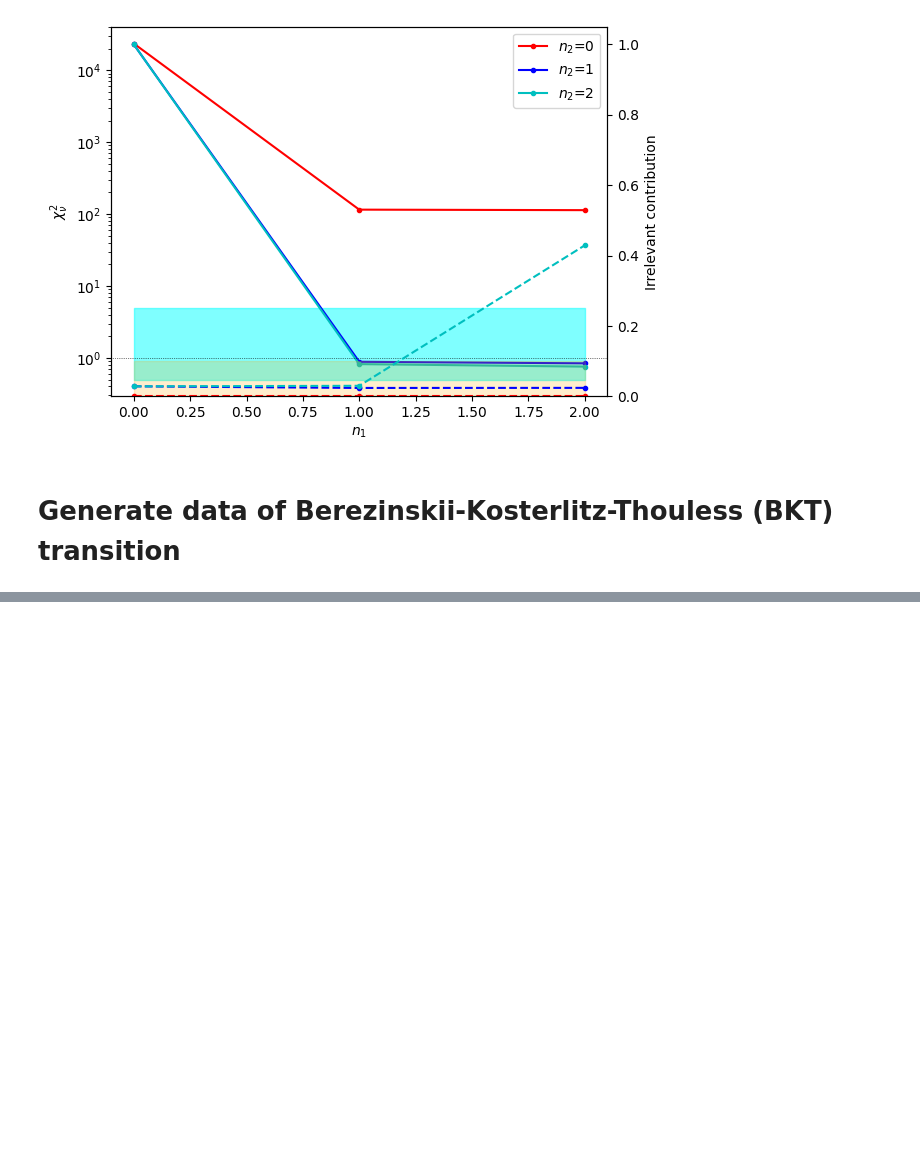
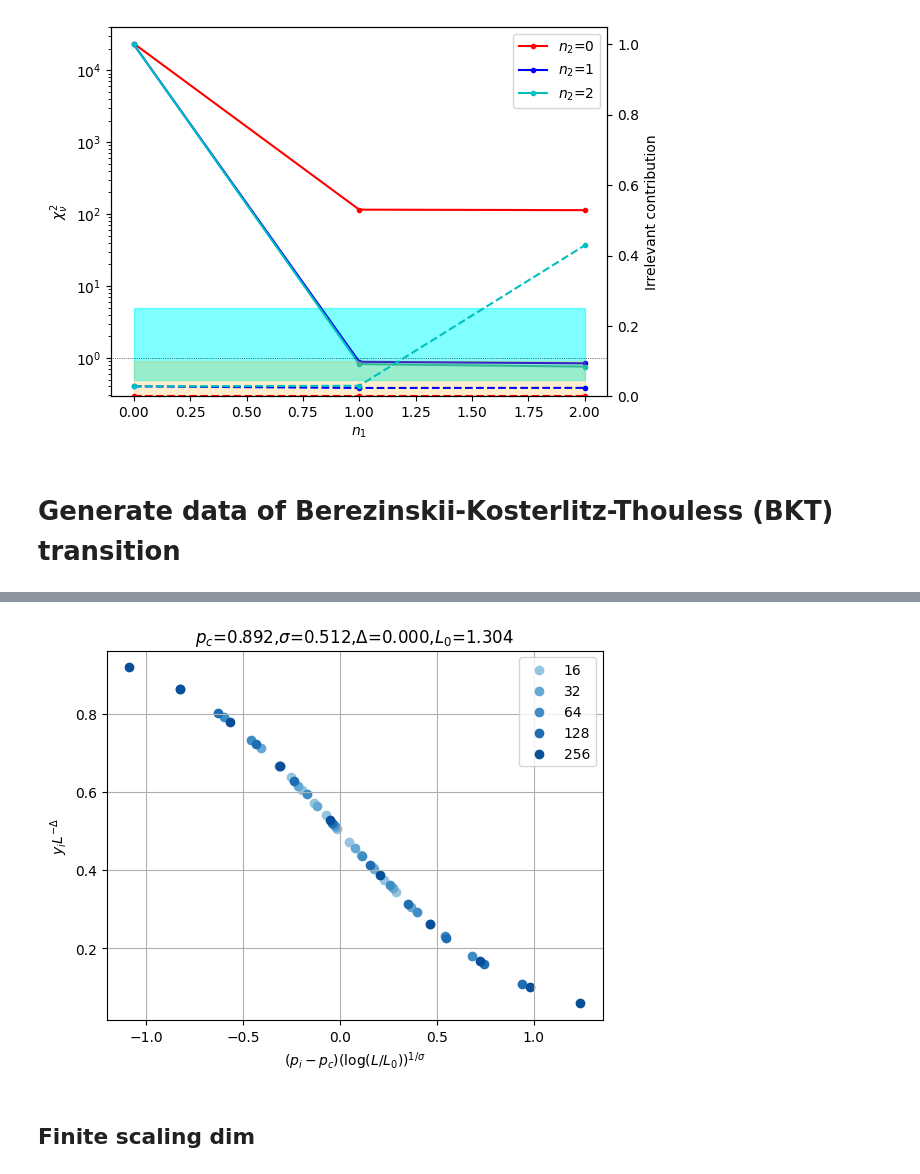
Before and after one commit to hainingpan/FSS, a Jupyter notebook: example.ipynb, the cells around one changed output, grey strips where cells are left out. Cells and saved outputs as stored; diff of their text form; code cells hidden in the pictures; blank space fills up the shorter version.

```diff
--- a/example.ipynb
+++ b/example.ipynb
@@ -266,0 +336,6 @@ dc_BKT.plot_data_collapse()
+# %%
+dc_BKT.plot_data_collapse()
+# %% [output]
+[figure, added]
+# %% [markdown]
+## Finite scaling dim
```
Also changed, not shown: parts of 23 cells of this notebook.
